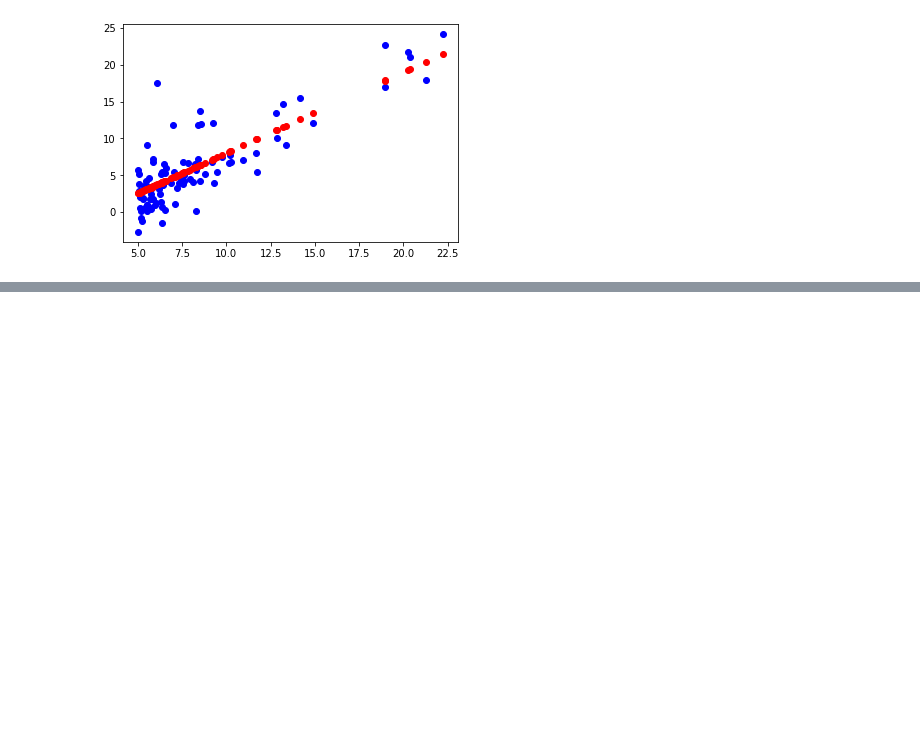
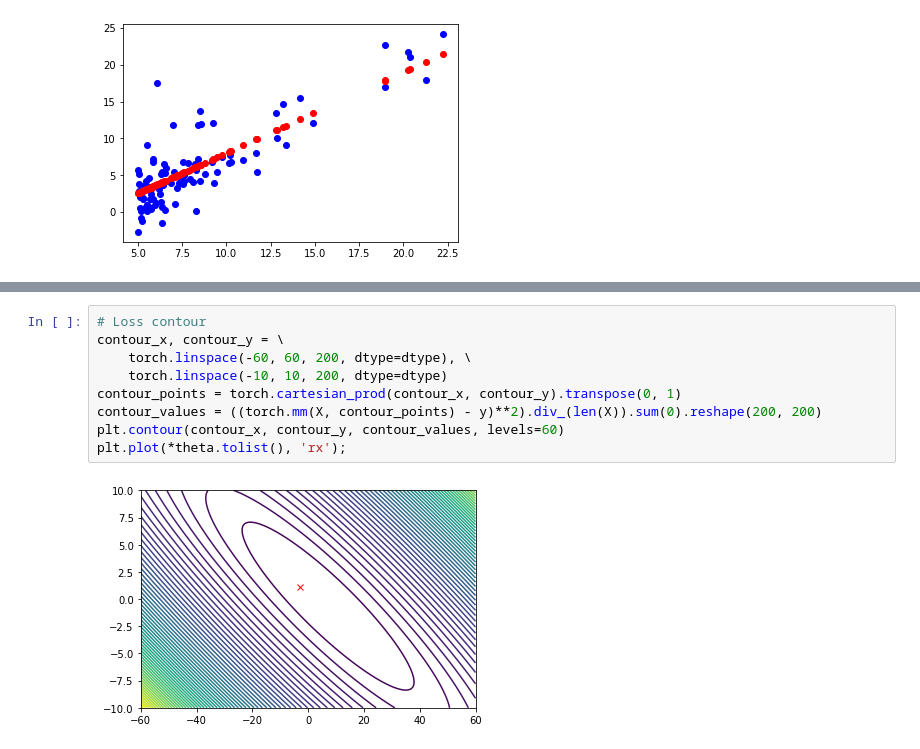
Before and after one commit to cgst/nn, a Jupyter notebook: Linear Regression.ipynb, the cells around one changed output, grey strips where cells are left out. Cells and saved outputs as stored; diff of their text form; blank space fills up the shorter version.

Commit message:
Plot loss contour

```diff
--- a/Linear Regression.ipynb
+++ b/Linear Regression.ipynb
@@ -62,3 +65,14 @@ print(loss.item())
 # %% [output]
 9.115135803550986
 [figure]
+# %%
+# Loss contour
+contour_x, contour_y = \
+    torch.linspace(-60, 60, 200, dtype=dtype), \
+    torch.linspace(-10, 10, 200, dtype=dtype)
+contour_points = torch.cartesian_prod(contour_x, contour_y).transpose(0, 1)
+contour_values = ((torch.mm(X, contour_points) - y)**2).div_(len(X)).sum(0).reshape(200, 200)
+plt.contour(contour_x, contour_y, contour_values, levels=60)
+plt.plot(*theta.tolist(), 'rx');
+# %% [output]
+[figure, added]
```
Also changed, not shown: parts of 2 cells of this notebook.
